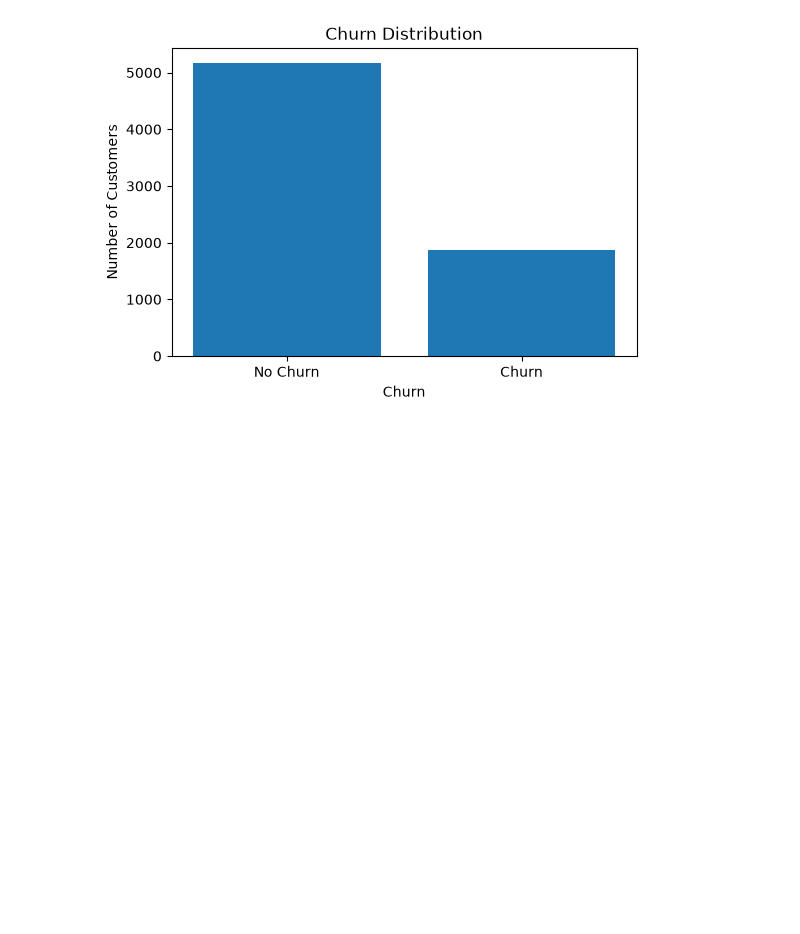
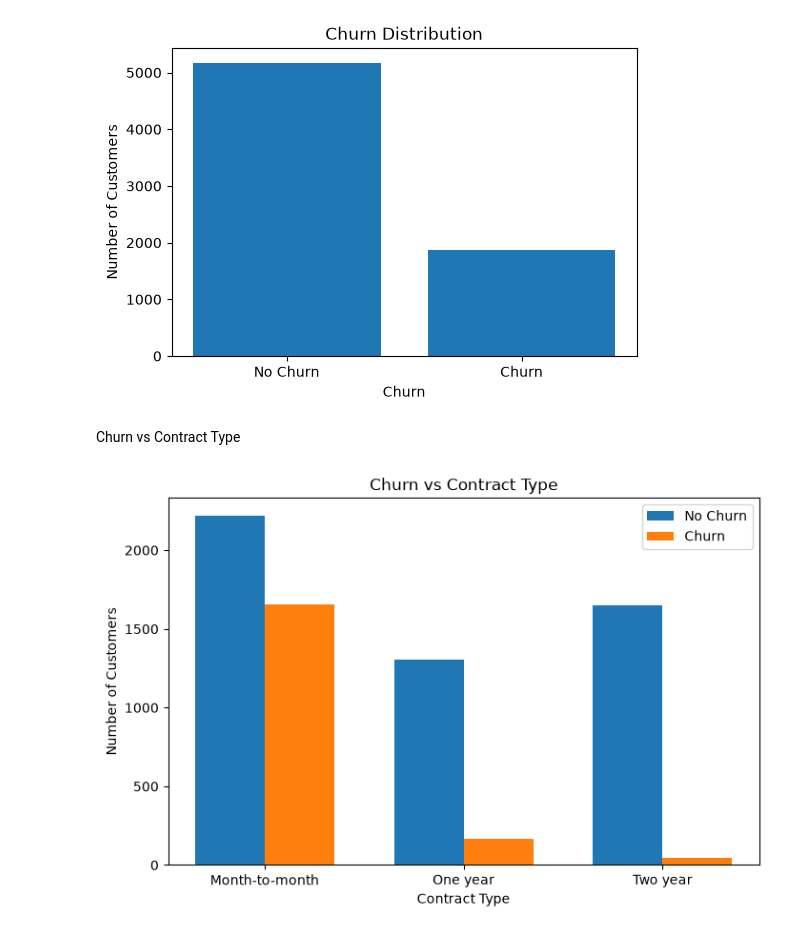
Before and after one commit to ChitsaroopSingh/tcc, a Jupyter notebook: eda.ipynb, the cells around one changed output. Drawn from its saved outputs; the diff is of its cells as text; code cells hidden in the pictures; blank space fills up the shorter version.

Commit message:
add: churn vs contract type

```diff
--- a/eda.ipynb
+++ b/eda.ipynb
@@ -53,3 +53,36 @@ plt.ylabel("Number of Customers")
 plt.show()
 # %% [output]
 [figure]
+# %% [markdown]
+Churn vs Contract Type
+# %%
+contract_churn = pd.crosstab(df["Contract"], df["Churn Value"])
+
+x = range(len(contract_churn))
+width = 0.35
+
+plt.figure(figsize=(8, 5))
+
+plt.bar(
+    [i - width/2 for i in x],
+    contract_churn[0],
+    width,
+    label="No Churn"
+)
+
+plt.bar(
+    [i + width/2 for i in x],
+    contract_churn[1],
+    width,
+    label="Churn"
+)
+
+plt.xticks(x, contract_churn.index)
+plt.title("Churn vs Contract Type")
+plt.xlabel("Contract Type")
+plt.ylabel("Number of Customers")
+plt.legend()
+
+plt.show()
+# %% [output]
+[figure, added]
```
